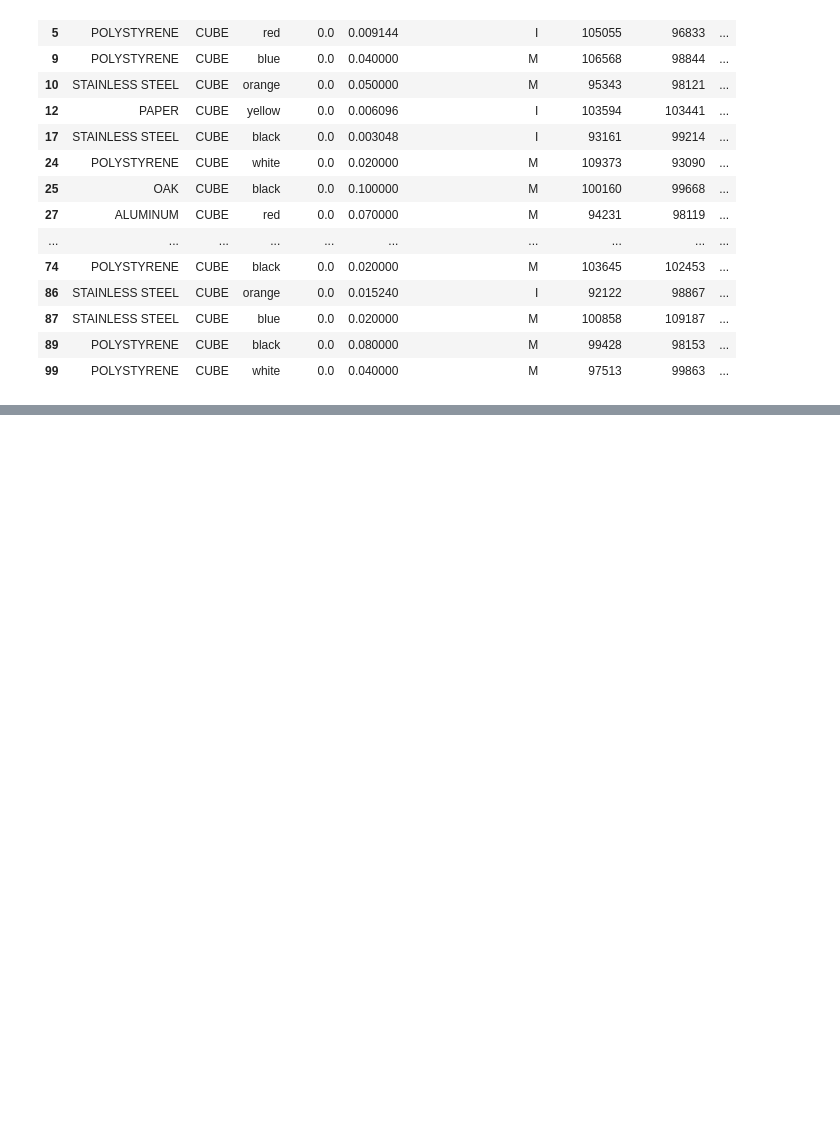
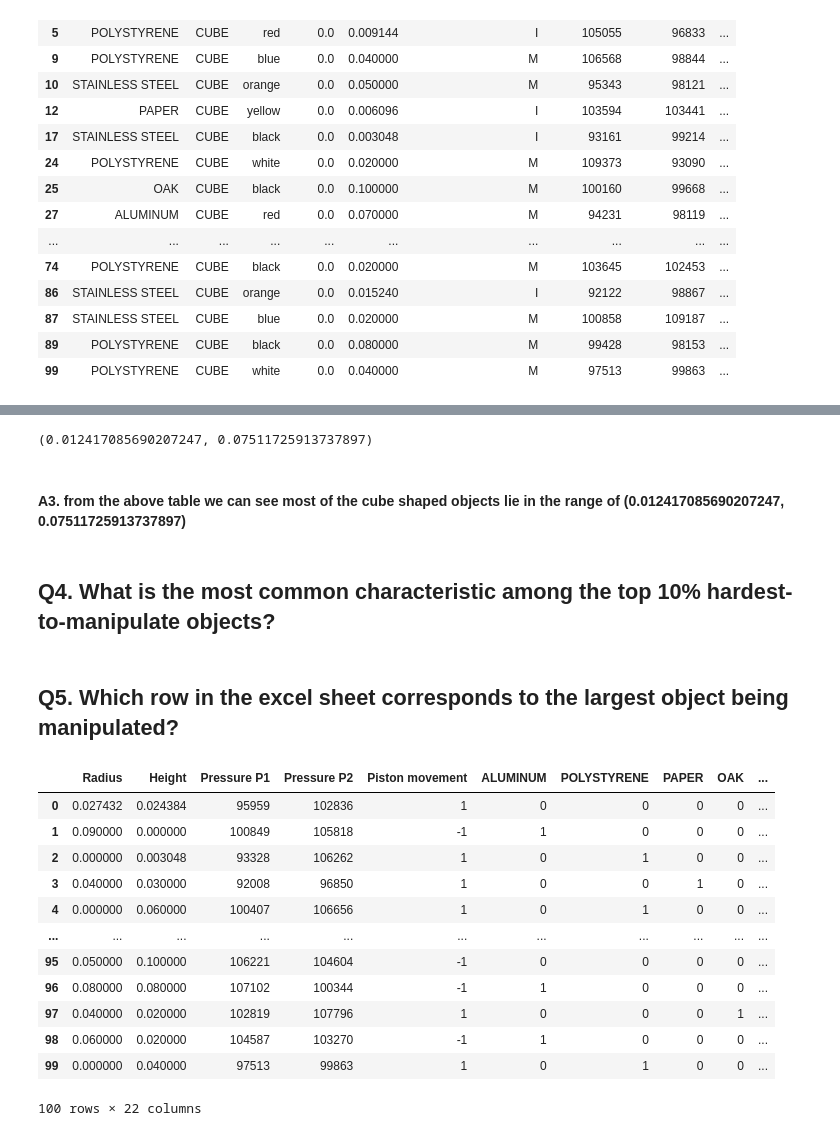
Before and after one commit to venkatgmrit05/python_challenges, a Jupyter notebook: nexera/Problems/Problems/queston2.ipynb, the cells around one changed output, grey strips where cells are left out. Saved outputs shown, nothing was run; the diff lists cells and outputs as text; code cells hidden in the pictures; blank space fills up the shorter version.

```diff
--- a/nexera/Problems/Problems/queston2.ipynb
+++ b/nexera/Problems/Problems/queston2.ipynb
@@ -256,0 +202,11 @@ df.groupby('Shape').apply(sum)
+# %%
+height_range  = (df_cube.Height.mean() - df_cube.Height.std() ,  df_cube.Height.mean() + df_cube.Height.std())
+height_range
+# %% [output]
+(0.012417085690207247, 0.07511725913737897)
+# %% [markdown]
+#### A3. from the above table we can see most of the cube shaped objects lie in the range of (0.012417085690207247, 0.07511725913737897)
+# %% [markdown]
+## Q4. What is the most common characteristic among the top 10% hardest-to-manipulate objects?
+# %% [markdown]
+## Q5. Which row in the excel sheet corresponds to the largest object being manipulated?
@@ -256,0 +220,16 @@ df.groupby('Shape').apply(sum)
+# %%
+df00
+# %% [output]
+|  | Radius | Height | Pressure P1 | Pressure P2 | Piston movement | ALUMINUM | POLYSTYRENE | PAPER | OAK | ... |
+| 0 | 0.027432 | 0.024384 | 95959 | 102836 | 1 | 0 | 0 | 0 | 0 | ... |
+| 1 | 0.090000 | 0.000000 | 100849 | 105818 | -1 | 1 | 0 | 0 | 0 | ... |
+| 2 | 0.000000 | 0.003048 | 93328 | 106262 | 1 | 0 | 1 | 0 | 0 | ... |
+| 3 | 0.040000 | 0.030000 | 92008 | 96850 | 1 | 0 | 0 | 1 | 0 | ... |
+| 4 | 0.000000 | 0.060000 | 100407 | 106656 | 1 | 0 | 1 | 0 | 0 | ... |
+| ... | ... | ... | ... | ... | ... | ... | ... | ... | ... | ... |
+| 95 | 0.050000 | 0.100000 | 106221 | 104604 | -1 | 0 | 0 | 0 | 0 | ... |
+| 96 | 0.080000 | 0.080000 | 107102 | 100344 | -1 | 1 | 0 | 0 | 0 | ... |
+| 97 | 0.040000 | 0.020000 | 102819 | 107796 | 1 | 0 | 0 | 0 | 1 | ... |
+| 98 | 0.060000 | 0.020000 | 104587 | 103270 | -1 | 1 | 0 | 0 | 0 | ... |
+| 99 | 0.000000 | 0.040000 | 97513 | 99863 | 1 | 0 | 1 | 0 | 0 | ... |
+100 rows × 22 columns
```
Also changed, not shown: parts of 30 cells of this notebook.
